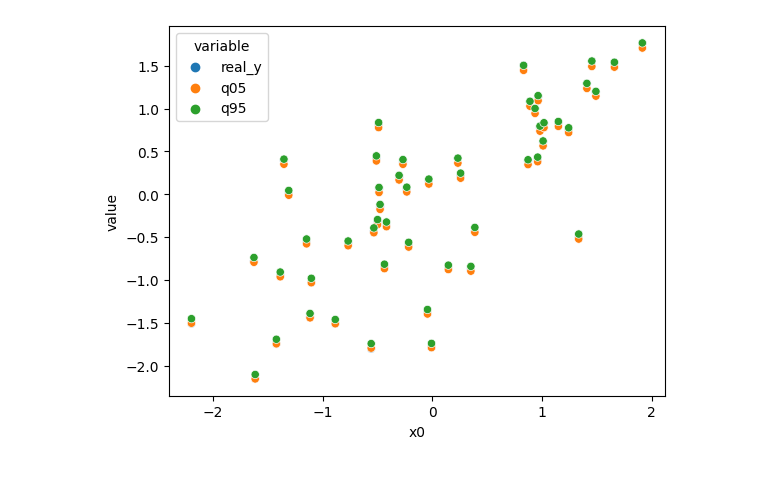
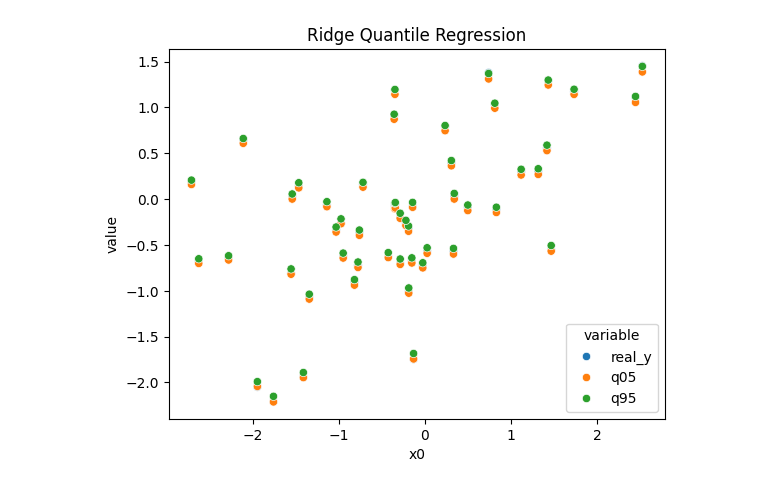
Before and after one commit to softmin/ReHLine-python, a Jupyter notebook: doc/source/examples/QR.ipynb, the cells around one changed output. Cells and saved outputs as stored; diff of their text form; code cells hidden in the pictures.

```diff
--- a/doc/source/examples/QR.ipynb
+++ b/doc/source/examples/QR.ipynb
@@ -22,17 +25,15 @@ from sklearn.preprocessing import StandardScaler
 scaler = StandardScaler()
 
 n, d = 10000, 5
-X, y = make_regression(n_samples=n, n_features=d, noise=1.0)
+X, y = make_regression(n_samples=n, n_features=d, noise=1.0, random_state=42)
 X = scaler.fit_transform(X)
-## add intercept
-X = np.hstack((X, np.ones((n, 1))))
 y = y / y.std()
 # %%
-## solve QR with different `qt` via `plqERM_Ridge`
-from rehline import plqERM_Ridge
+## solve QR with different `qt` via `plq_Ridge_Regressor`
+from rehline import plq_Ridge_Regressor
 
-clf5 = plqERM_Ridge(loss={"name": "QR", "qt": 0.05}, C=10.0 / n)
+clf5 = plq_Ridge_Regressor(loss={"name": "QR", "qt": 0.05}, C=10.0 / n)
 clf5.fit(X=X, y=y)
 
-clf95 = plqERM_Ridge(loss={"name": "QR", "qt": 0.95}, C=10.0 / n)
+clf95 = plq_Ridge_Regressor(loss={"name": "QR", "qt": 0.95}, C=10.0 / n)
 clf95.fit(X=X, y=y)
@@ -39,22 +42,22 @@ clf95.fit(X=X, y=y)
 # %%
 ## plot QR results
 import warnings
 
 import matplotlib.pyplot as plt
 import pandas as pd
 import seaborn as sns
 
 warnings.filterwarnings("ignore", "is_categorical_dtype")
 
 n_sample = 50
 X_sample, y_sample = X[:n_sample], y[:n_sample]
-q05_sample = clf5.decision_function(X_sample)
-q95_sample = clf95.decision_function(X_sample)
+q05_sample = clf5.predict(X_sample)
+q95_sample = clf95.predict(X_sample)
 
 df = pd.DataFrame({"x0": X_sample[:, 0], "real_y": y_sample, "q05": q05_sample, "q95": q95_sample})
 df = df.melt(id_vars="x0")
 
-sns.scatterplot(data=df, x="x0", y="value", hue="variable")
+sns.scatterplot(data=df, x="x0", y="value", hue="variable").set_title("Ridge Quantile Regression")
 plt.show()
 # %% [output]
-[figure, old version]
+[figure, new version]
```
Also changed, not shown: parts of 11 cells of this notebook, 24 other files.
